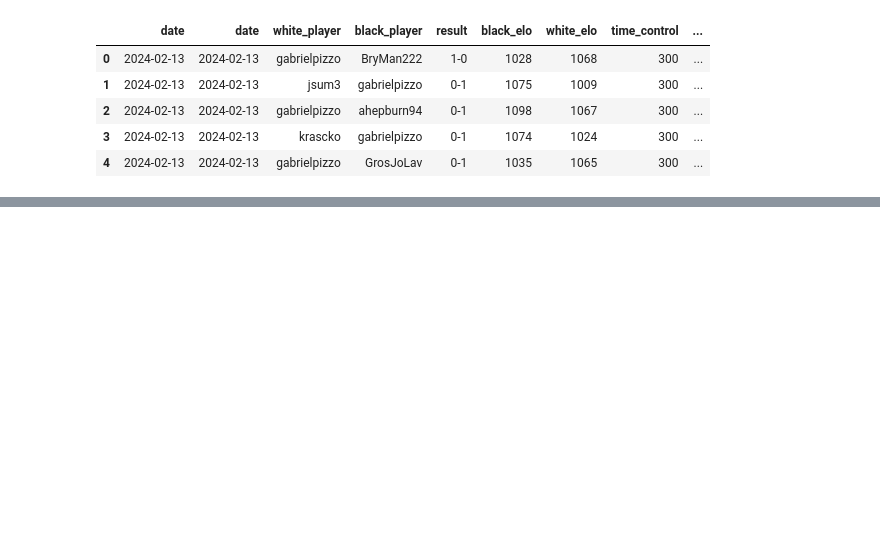
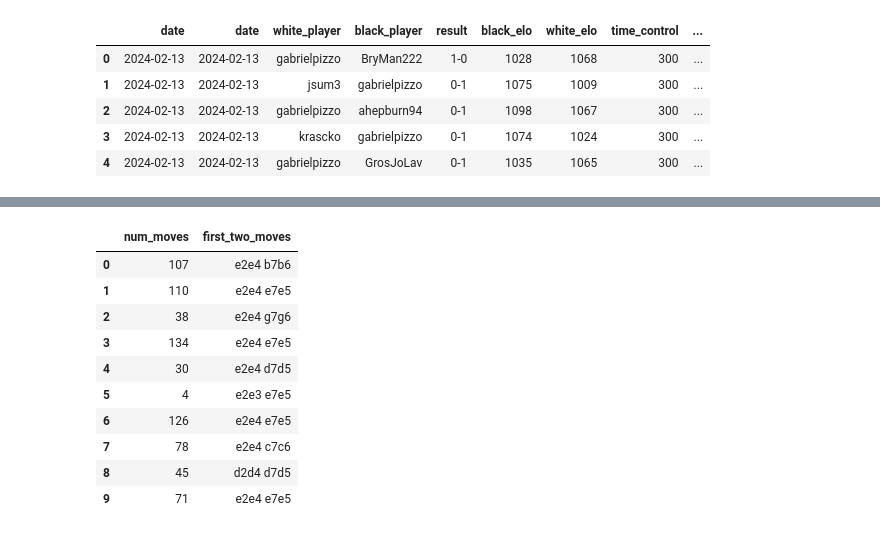
Before and after one commit to gabriel04100/chessdb, a Jupyter notebook: visualisation.ipynb, the cells around one changed output, grey strips where cells are left out. Saved outputs shown, nothing was run; the diff lists cells and outputs as text; code cells hidden in the pictures; blank space fills up the shorter version.

```diff
--- a/visualisation.ipynb
+++ b/visualisation.ipynb
@@ -88,0 +60,14 @@ Passing `palette` without assigning `hue` is deprecated and will be removed in v
+# %%
+df[["num_moves","first_two_moves"]].head(10)
+# %% [output]
+|  | num_moves | first_two_moves |
+| 0 | 107 | e2e4 b7b6 |
+| 1 | 110 | e2e4 e7e5 |
+| 2 | 38 | e2e4 g7g6 |
+| 3 | 134 | e2e4 e7e5 |
+| 4 | 30 | e2e4 d7d5 |
+| 5 | 4 | e2e3 e7e5 |
+| 6 | 126 | e2e4 e7e5 |
+| 7 | 78 | e2e4 c7c6 |
+| 8 | 45 | d2d4 d7d5 |
+| 9 | 71 | e2e4 e7e5 |
```
Also changed, not shown: parts of 7 cells of this notebook, 2 other files.
